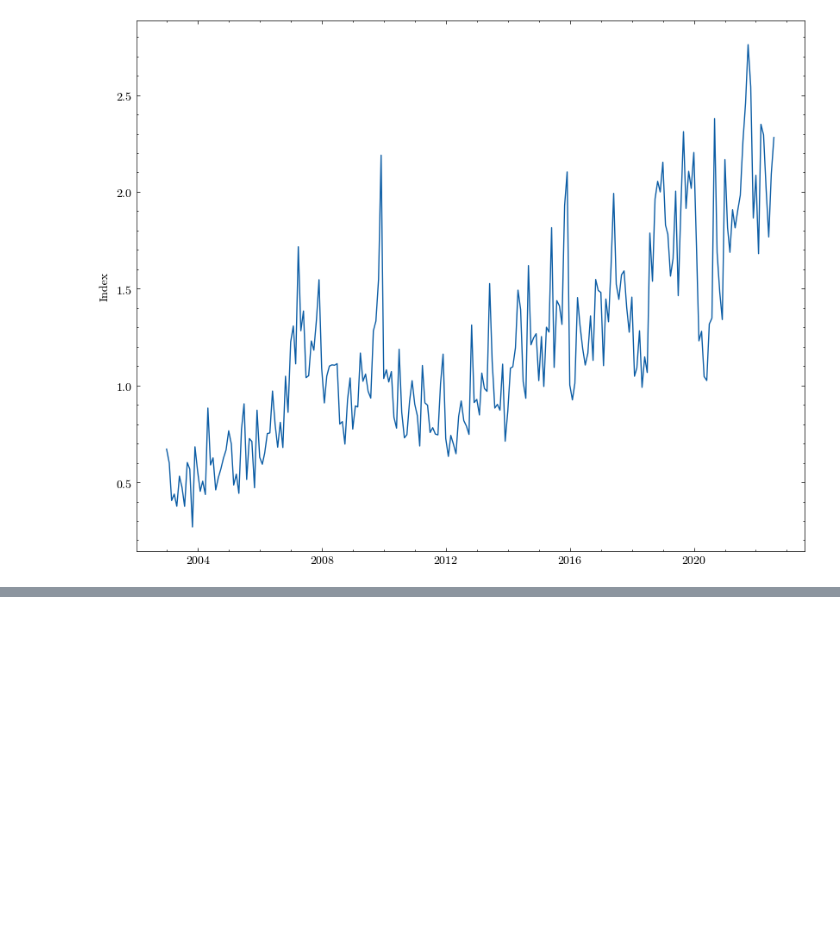
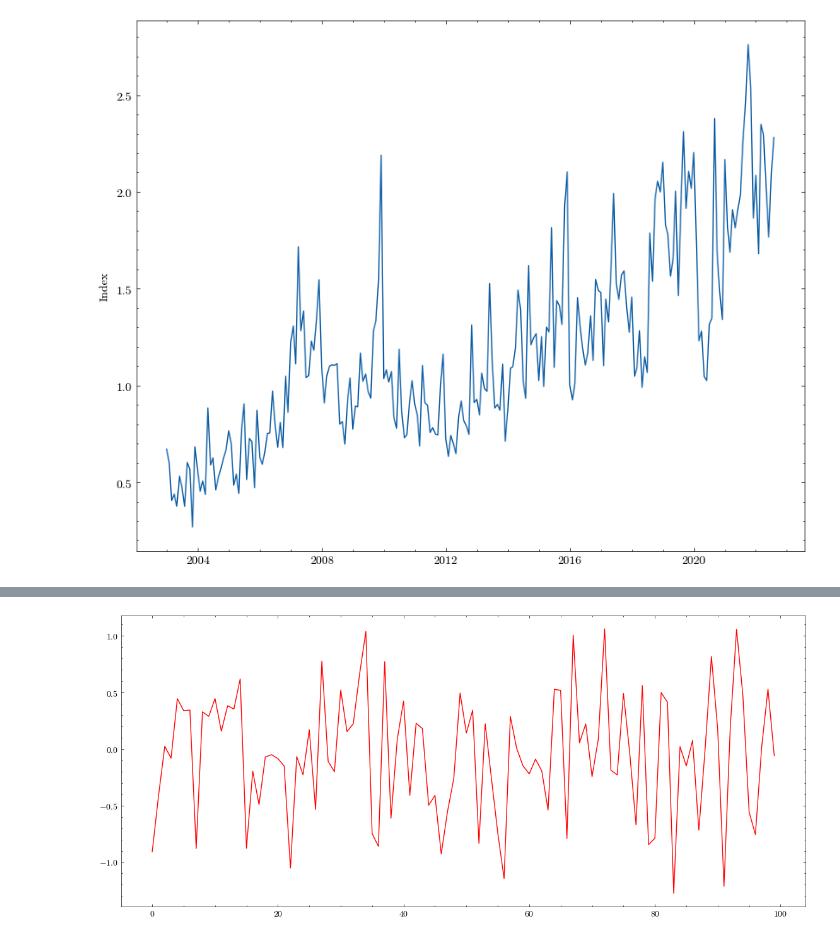
Before and after one commit to tlorans/climateriskassetpricing, a Jupyter notebook: codes/chapter01.ipynb, the cells around one changed output, grey strips where cells are left out. Cells and saved outputs as stored; diff of their text form; code cells hidden in the pictures; blank space fills up the shorter version.

Commit message:
risk intro

```diff
--- a/codes/chapter01.ipynb
+++ b/codes/chapter01.ipynb
@@ -101,0 +85,29 @@ Unexpected returns: [ 1.58639739  0.45627519 -0.87796221 -0.73199728  3.21654698
+# %%
+import numpy as np
+import matplotlib.pyplot as plt
+
+# Parameters
+phi = 0.8  # AR(1) coefficient
+sigma_epsilon = 0.5  # Standard deviation of the error term
+T = 100  # Number of time periods
+
+# Initialize arrays
+R = np.zeros(T)
+epsilon = np.random.normal(0, sigma_epsilon, T)
+
+# Plot the simulated returns and the unexpected component (risk)
+plt.figure(figsize=(14, 6))
+
+
+plt.plot(epsilon, label='ε_t (Unexpected Component)', color='r')
+# plt.title('Unexpected Component (Risk) in AR(1) Process')
+# plt.xlabel('Time')
+# plt.ylabel('Value')
+# plt.legend()
+# plt.grid(True)
+
+# plt.tight_layout()
+plt.savefig('../images/chapter01/unexpected_shocks.png')
+plt.show()
+# %% [output]
+[figure, added]
```
Also changed, not shown: parts of 6 cells of this notebook, 13 other files.
